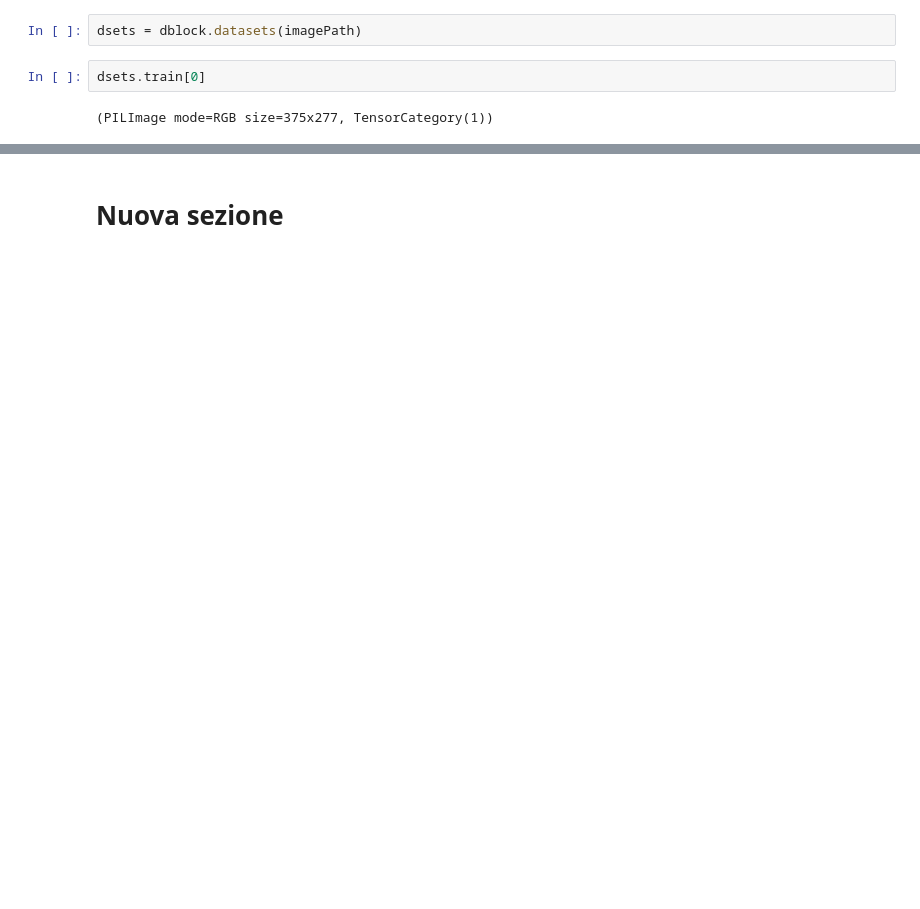
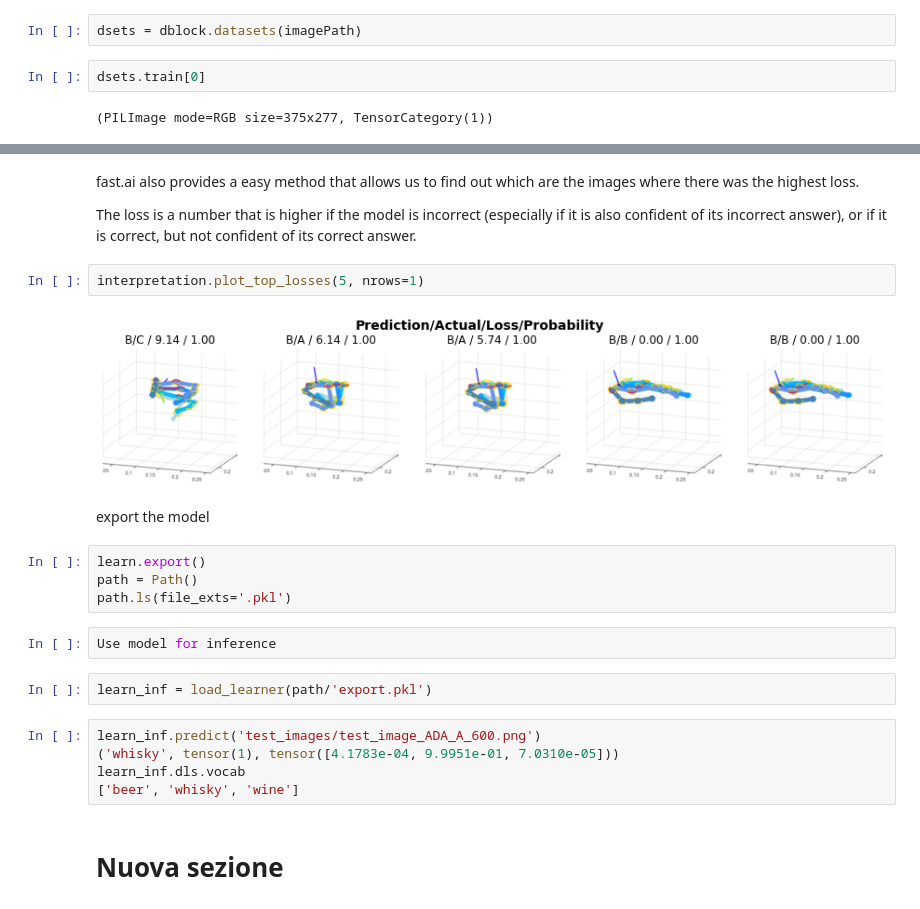
Before and after one commit to emanbuc/ASL-Recognition-Deep-Learning, a Jupyter notebook: FastAI_Static_Gesture_recognition.ipynb, the cells around one changed output, grey strips where cells are left out. Cells and saved outputs as stored; diff of their text form; blank space fills up the shorter version.

```diff
--- a/FastAI_Static_Gesture_recognition.ipynb
+++ b/FastAI_Static_Gesture_recognition.ipynb
@@ -72,2 +93,25 @@ AttributeError: ignored
+# %% [markdown]
+fast.ai also provides a easy method that allows us to find out which are the images where there was the highest loss.
+
+The loss is a number that is higher if the model is incorrect (especially if it is also confident of its incorrect answer), or if it is correct, but not confident of its correct answer.
+# %%
+interpretation.plot_top_losses(5, nrows=1)
+# %% [output]
+[figure, added]
+# %% [markdown]
+export the model
+# %%
+learn.export()
+path = Path()
+path.ls(file_exts='.pkl')
+# %%
+Use model for inference
+# %%
+learn_inf = load_learner(path/'export.pkl')
+# %%
+learn_inf.predict('test_images/test_image_ADA_A_600.png')
+('whisky', tensor(1), tensor([4.1783e-04, 9.9951e-01, 7.0310e-05]))
+learn_inf.dls.vocab
+['beer', 'whisky', 'wine']
 # %% [markdown]
 # Nuova sezione
```
Also changed, not shown: parts of 11 cells of this notebook.
